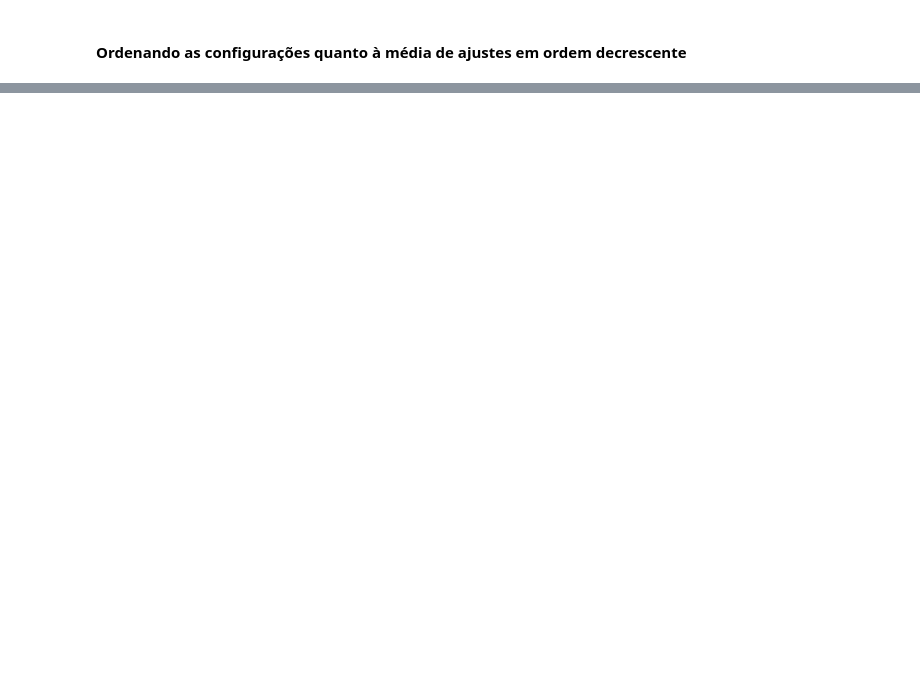
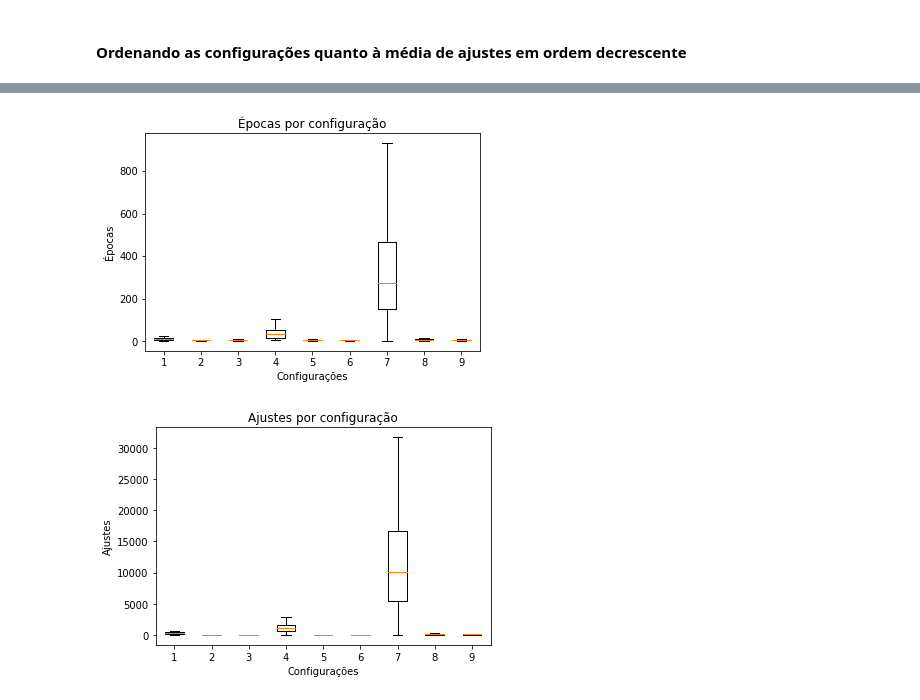
Before and after one commit to userddssilva/Perceptron-PP2-RNA2020.1, a Jupyter notebook: notebooks/Parte 2.ipynb, the cells around one changed output, grey strips where cells are left out. Saved outputs shown, nothing was run; the diff lists cells and outputs as text; code cells hidden in the pictures; blank space fills up the shorter version.

```diff
--- a/notebooks/Parte 2.ipynb
+++ b/notebooks/Parte 2.ipynb
@@ -548,6 +559,9 @@ for i in range(1, 101, 1):
     epochs = np.append(epochs, number_epochs)
     adjustments = np.append(adjustments, number_adjustments)
 
+
+c6e = epochs
+c6a = adjustments
 c6em = np.round(np.mean(epochs), 4)
 c6esd = np.round(np.std(epochs), 4)
 c6am = np.round(np.mean(adjustments), 4)
@@ -642,6 +656,9 @@ for i in range(1, 101, 1):
     epochs = np.append(epochs, number_epochs)
     adjustments = np.append(adjustments, number_adjustments)
 
+
+c7e = epochs
+c7a = adjustments
 c7em = np.round(np.mean(epochs), 4)
 c7esd = np.round(np.std(epochs), 4)
 c7am = np.round(np.mean(adjustments), 4)
@@ -736,6 +753,9 @@ for i in range(1, 101, 1):
     epochs = np.append(epochs, number_epochs)
     adjustments = np.append(adjustments, number_adjustments)
 
+
+c8e = epochs
+c8a = adjustments
 c8em = np.round(np.mean(epochs), 4)
 c8esd = np.round(np.std(epochs), 4)
 c8am = np.round(np.mean(adjustments), 4)
@@ -830,6 +850,9 @@ for i in range(1, 101, 1):
     epochs = np.append(epochs, number_epochs)
     adjustments = np.append(adjustments, number_adjustments)
 
+
+c9e = epochs
+c9a = adjustments
 c9em = np.round(np.mean(epochs), 4)
 c9esd = np.round(np.std(epochs), 4)
 c9am = np.round(np.mean(adjustments), 4)
@@ -965,0 +1047,24 @@ adjusts_table.sort_values(by='Média', ascending=False)
+# %%
+#Boxplot para as épocas
+fig1 = plt.figure()
+ax1 = fig1.add_subplot(111)
+ax1.boxplot([c1e, c2e, c3e, c4e, c5e, c6e, c7e, c8e, c9e], showfliers=False)
+
+ax1.set_title('Épocas por configuração')
+ax1.set_xlabel('Configurações')
+ax1.set_ylabel('Épocas')
+plt.show()
+
+#Boxplot para os ajustes
+fig2 = plt.figure()
+ax2 = fig2.add_subplot(111)
+ax2.boxplot([c1a, c2a, c3a, c4a, c5a, c6a, c7a, c8a, c9a], showfliers=False)
+
+ax2.set_title('Ajustes por configuração')
+ax2.set_xlabel('Configurações')
+ax2.set_ylabel('Ajustes')
+
+plt.show()
+# %% [output]
+[figure, added]
+[figure, added]
```
Also changed, not shown: parts of 52 cells of this notebook.
